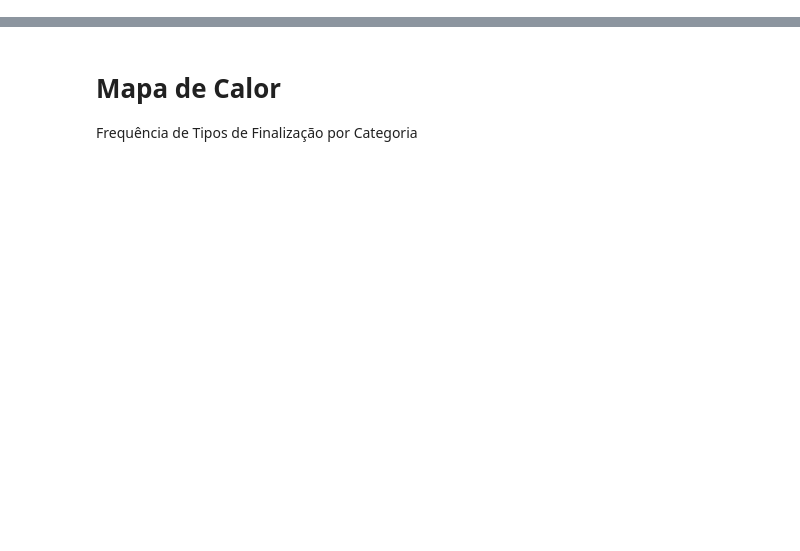
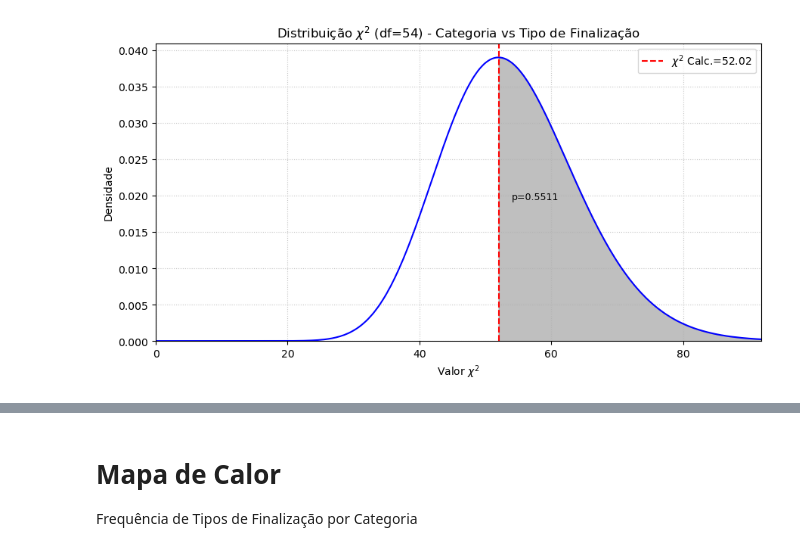
Before and after one commit to rafaelesilva/BJJ, a Jupyter notebook: 3- Análise de Dados e Estatística.ipynb, the cells around one changed output, grey strips where cells are left out. Drawn from its saved outputs; the diff is of its cells as text; code cells hidden in the pictures; blank space fills up the shorter version.

```diff
--- a/3- Análise de Dados e Estatística.ipynb
+++ b/3- Análise de Dados e Estatística.ipynb
@@ -53,0 +102,4 @@ Em termos mais simples: O tipo de finalização utilizado não é aleatório ent
+# %%
+# Entre tipo de golpe e genero (Contagem)
+tbl_cont_golpe_genero = pd.crosstab(historico_lutas['genero'], historico_lutas['tipo_golpe'])
+tbl_cont_golpe_genero
@@ -105,0 +169,15 @@ plt.show()
+# %%
+# Teste Qui-quadrado para associação entre genero e finalização
+
+chi2, p, dof, expected = chi2_contingency(tbl_cont_golpe_genero)
+
+n = tbl_cont_golpe_genero.sum().sum() # Total de observações
+min_dim = min(tbl_cont_golpe_genero.shape) - 1
+cramers_v = np.sqrt(chi2 / (n * min_dim))
+
+print(f"Teste Qui-quadrado (Genero vs. Finalização):")
+print(f"  Qui-quadrado: {chi2:.2f}")
+print(f"  p-valor: {p:.4f}")
+print(f"  Graus de Liberdade: {dof}")
+print(f"  V de Cramér: {cramers_v:.4f}")
+#print("Frequências esperadas:\n", expected)
@@ -105,0 +190,57 @@ plt.show()
+# %%
+# Teste Qui-quadrado (Categoria vs. Tipo de Finalização)
+from scipy.stats import chi2, chi2_contingency
+
+stat_chi2, p, dof, expected = chi2_contingency(tbl_cont_golpe_categoria)
+
+n = tbl_cont_golpe_categoria.sum().sum()
+min_dim = min(tbl_cont_golpe_categoria.shape) - 1
+
+# Verificação para evitar erro no np.sqrt ou divisão por zero
+cramers_v = np.sqrt(stat_chi2 / (n * min_dim)) if n > 0 and min_dim > 0 and stat_chi2 >= 0 else np.nan
+
+# Resultados
+print(f"\nTeste Qui-quadrado (Categoria vs. Tipo de Finalização):")
+print(f"  Qui-quadrado: {stat_chi2:.2f}")
+print(f"  p-valor: {p:.4f}")
+print(f"  Graus de Liberdade: {dof}")
+print(f"  V de Cramér: {cramers_v:.4f}")
+
+# Plot
+x_min = 0
+x_max_calc = stat_chi2 * 1.5
+x_max_ppf = chi2.ppf(0.999, dof) if dof > 0 else x_max_calc
+x_max = max(x_max_calc, x_max_ppf if np.isfinite(x_max_ppf) else x_max_calc)
+
+if not np.isfinite(x_max) or x_max <= x_min:
+     x_max = stat_chi2 + 10 * np.sqrt(max(dof, 1)) # Usa max(dof,1) p/ evitar sqrt(0)
+     if x_max <= x_min : x_max = x_min + 10
+
+x = np.linspace(x_min, x_max, 300)
+pdf_y = chi2.pdf(x, dof) if dof > 0 else np.zeros_like(x)
+
+plt.figure(figsize=(9, 5))
+plt.plot(x, pdf_y, color='blue')
+
+x_shade = np.linspace(stat_chi2, x_max, 100)
+pdf_shade = chi2.pdf(x_shade, dof) if dof > 0 else np.zeros_like(x_shade)
+plt.fill_between(x_shade, pdf_shade, where=pdf_shade>=0, color='grey', alpha=0.5)
+
+plt.axvline(stat_chi2, color='red', linestyle='--', label=f'$\chi^2$ Calc.={stat_chi2:.2f}')
+
+text_x = stat_chi2 + (x_max - stat_chi2) * 0.05
+text_y_pdf = chi2.pdf(text_x, dof) if dof > 0 else 0
+text_y_plot = max(pdf_y) * 0.1 if max(pdf_y) > 0 else 0.05
+if text_y_plot < text_y_pdf * 0.5: text_y_plot = text_y_pdf * 0.5
+plt.text(text_x, text_y_plot, f'p={p:.4f}', fontsize=9, va='bottom')
+
+plt.title(f'Distribuição $\chi^2$ (df={dof}) - Categoria vs Tipo de Finalização')
+plt.xlabel('Valor $\chi^2$')
+plt.ylabel('Densidade')
+plt.legend(loc='upper right')
+plt.grid(True, linestyle=':', alpha=0.7)
+plt.ylim(bottom=0)
+plt.xlim(left=0, right=x_max)
+plt.tight_layout()
+plt.show()
+# %% [output]
@@ -105,0 +252 @@ plt.show()
+[figure, added]
```
Also changed, not shown: parts of 25 cells of this notebook, 3 other files.
